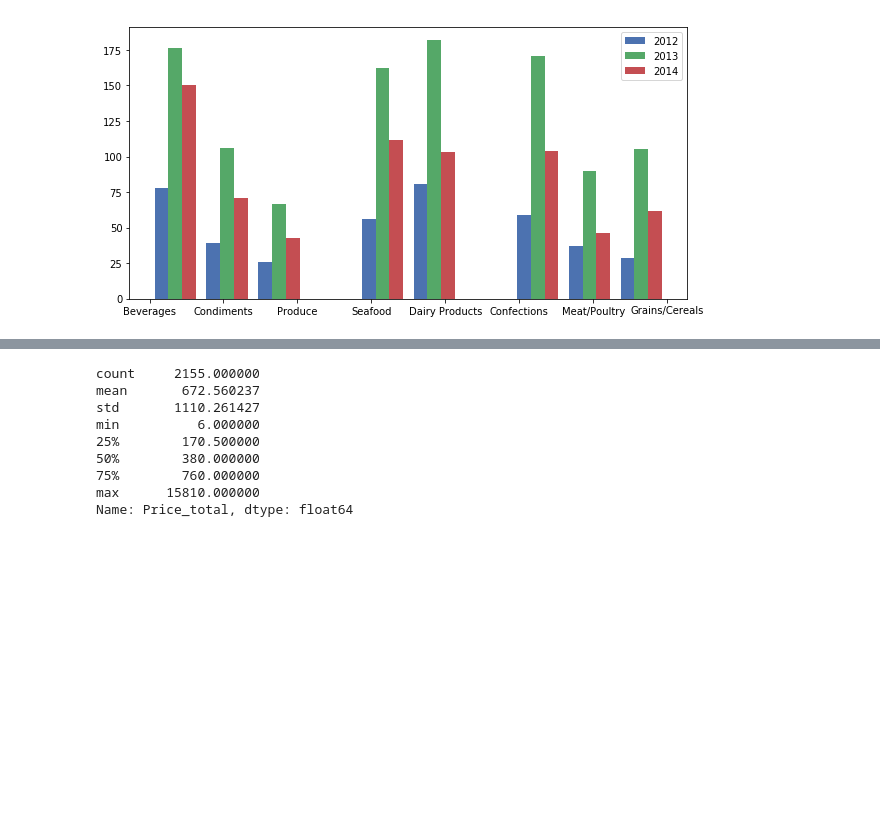
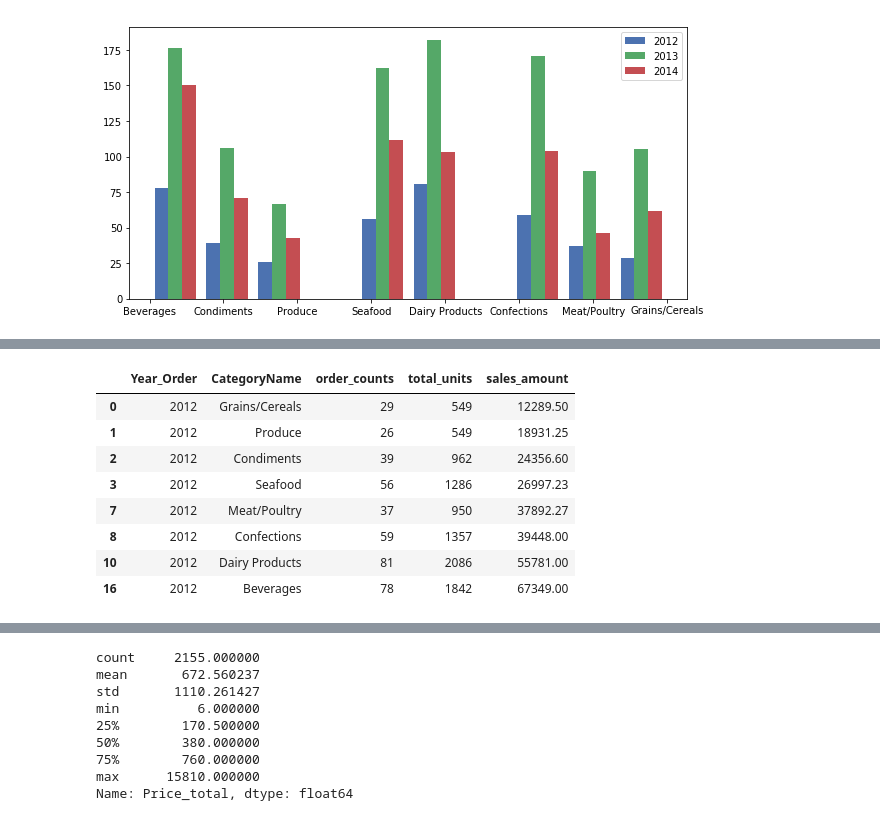
Before and after one commit to YeonjooSmith/dsc-mod-3-project-online-ds-ft-071519, a Jupyter notebook: ProjectDraft1.ipynb, the cells around one changed output, grey strips where cells are left out. Saved outputs shown, nothing was run; the diff lists cells and outputs as text; code cells hidden in the pictures; blank space fills up the shorter version.

```diff
--- a/ProjectDraft1.ipynb
+++ b/ProjectDraft1.ipynb
@@ -259,0 +292,14 @@ plt.show()
+# %%
+c12 = category_sale[category_sale.Year_Order == 2012]
+c13 = category_sale[category_sale.Year_Order == 2013]
+c14 = category_sale[category_sale.Year_Order == 2014]
+# %% [output]
+|  | Year_Order | CategoryName | order_counts | total_units | sales_amount |
+| 0 | 2012 | Grains/Cereals | 29 | 549 | 12289.50 |
+| 1 | 2012 | Produce | 26 | 549 | 18931.25 |
+| 2 | 2012 | Condiments | 39 | 962 | 24356.60 |
+| 3 | 2012 | Seafood | 56 | 1286 | 26997.23 |
+| 7 | 2012 | Meat/Poultry | 37 | 950 | 37892.27 |
+| 8 | 2012 | Confections | 59 | 1357 | 39448.00 |
+| 10 | 2012 | Dairy Products | 81 | 2086 | 55781.00 |
+| 16 | 2012 | Beverages | 78 | 1842 | 67349.00 |
```
Also changed, not shown: parts of 20 cells of this notebook.
